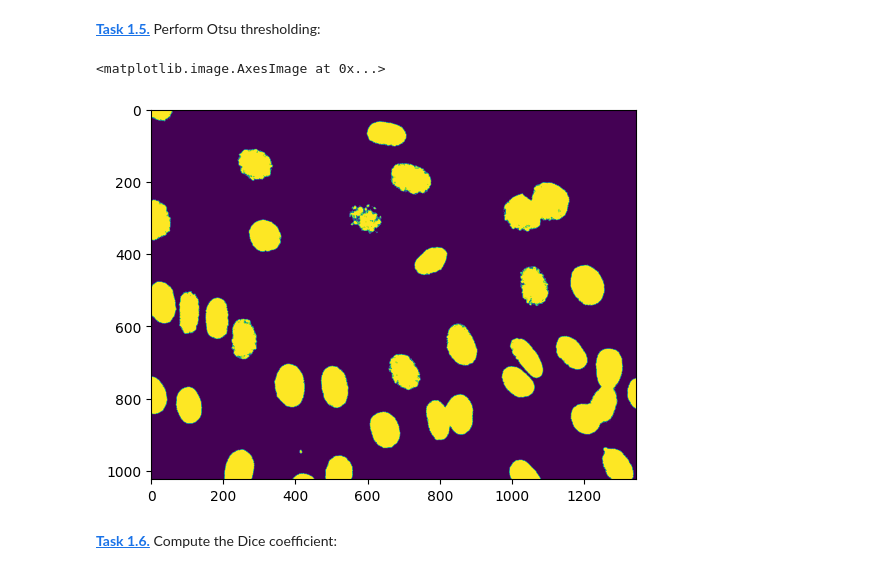
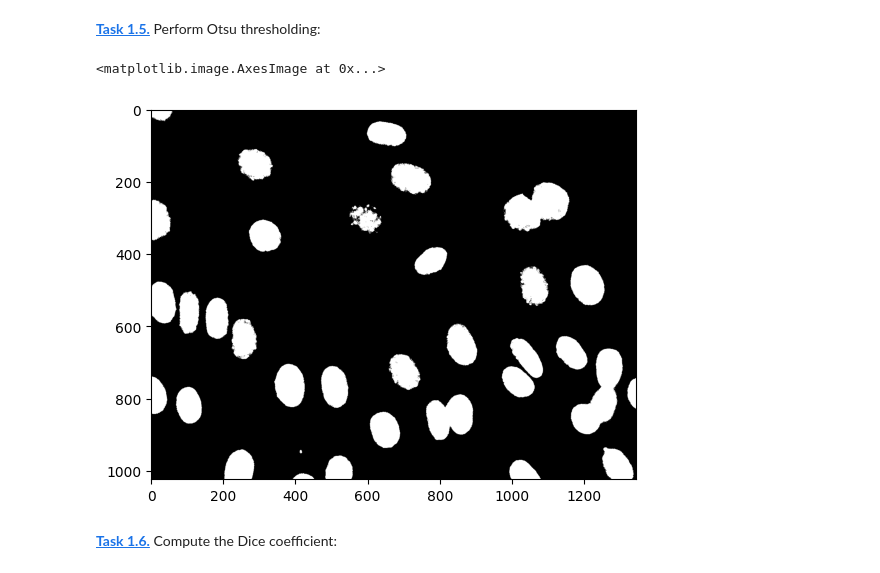
Before and after one commit to AB22-too/mobi-fs5-python, a Jupyter notebook: otsu.ipynb, the cells around one changed output. Drawn from its saved outputs; the diff is of its cells as text; code cells hidden in the pictures.

```diff
--- a/otsu.ipynb
+++ b/otsu.ipynb
@@ -67,10 +67,10 @@ print(best_threshold)
 **[Task 1.5.]()** Perform Otsu thresholding:
 # %%
 img_out = img8 >= best_threshold
-plt.imshow(img_out)
+plt.imshow(img_out, 'gray')
 # %% [output]
 <matplotlib.image.AxesImage at 0x...>
-[figure, old version]
+[figure, new version]
 # %% [markdown]
 **[Task 1.6.]()** Compute the Dice coefficient:
 # %%
```
Also changed, not shown: 1 other file.
